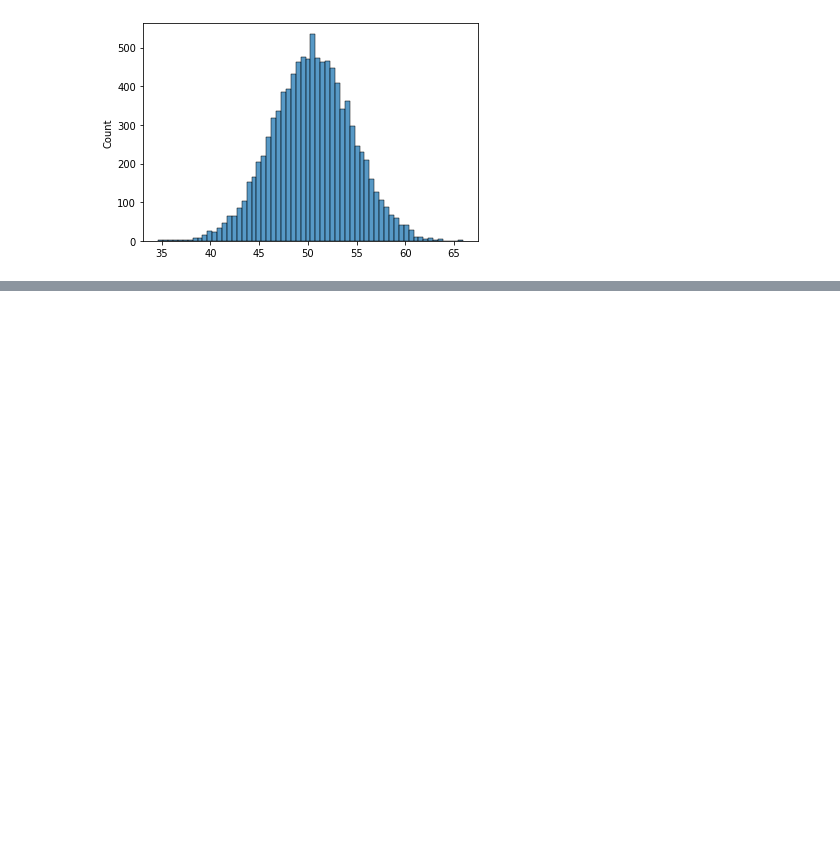
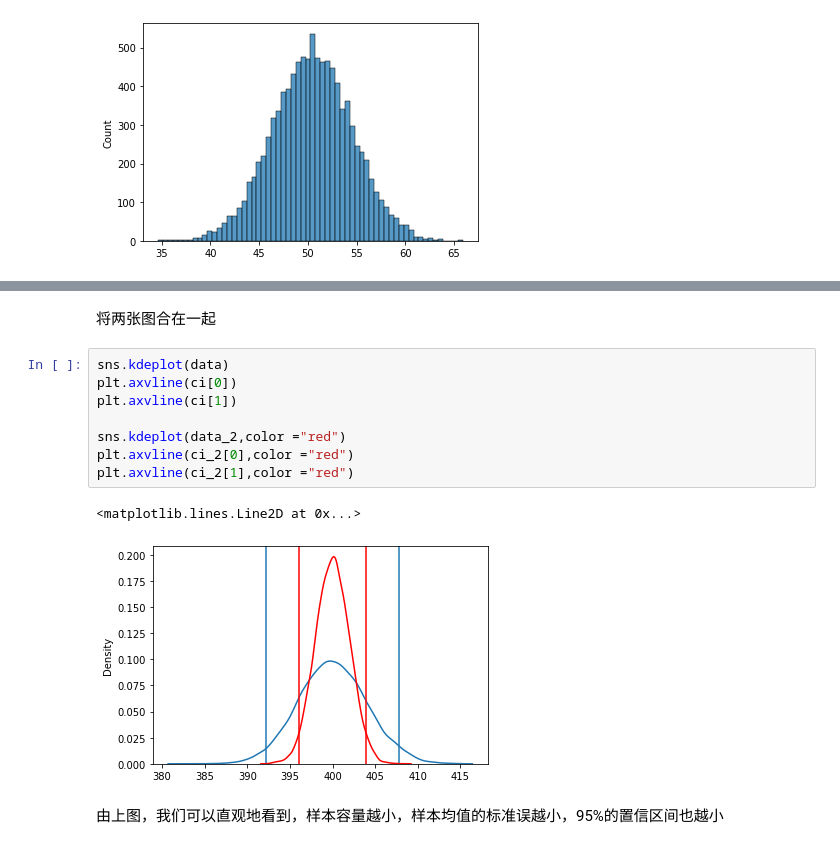
Before and after one commit to zhiliang-lin/py_for_stats, a Jupyter notebook: 06 抽样分布.ipynb, the cells around one changed output, grey strips where cells are left out. Cells and saved outputs as stored; diff of their text form; blank space fills up the shorter version.

```diff
--- a/06 抽样分布.ipynb
+++ b/06 抽样分布.ipynb
@@ -307,0 +342,15 @@ pop =
+# %% [markdown]
+将两张图合在一起
+# %%
+sns.kdeplot(data)
+plt.axvline(ci[0])
+plt.axvline(ci[1])
+
+sns.kdeplot(data_2,color ="red")
+plt.axvline(ci_2[0],color ="red")
+plt.axvline(ci_2[1],color ="red")
+# %% [output]
+<matplotlib.lines.Line2D at 0x...>
+[figure, added]
+# %% [markdown]
+由上图，我们可以直观地看到，样本容量越小，样本均值的标准误越小，95%的置信区间也越小
```
Also changed, not shown: parts of 9 cells of this notebook.
